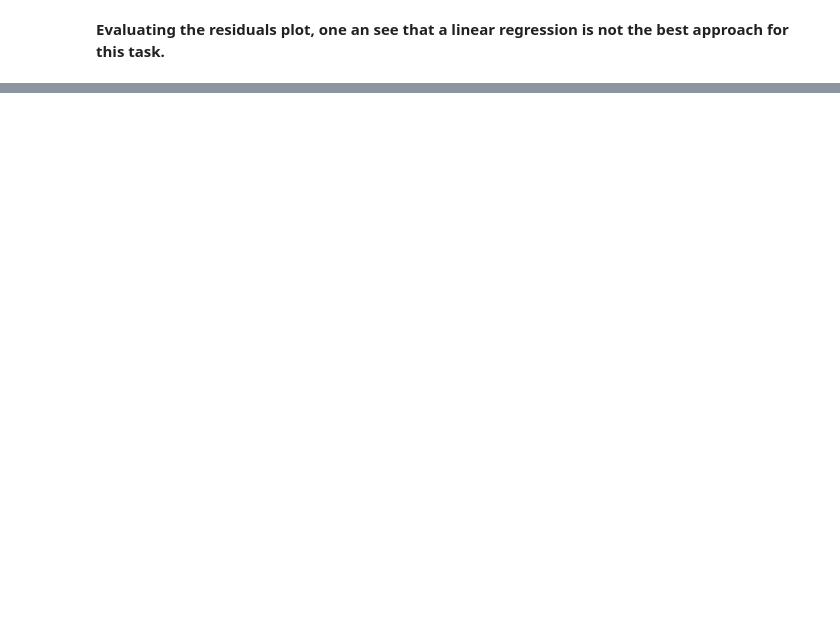
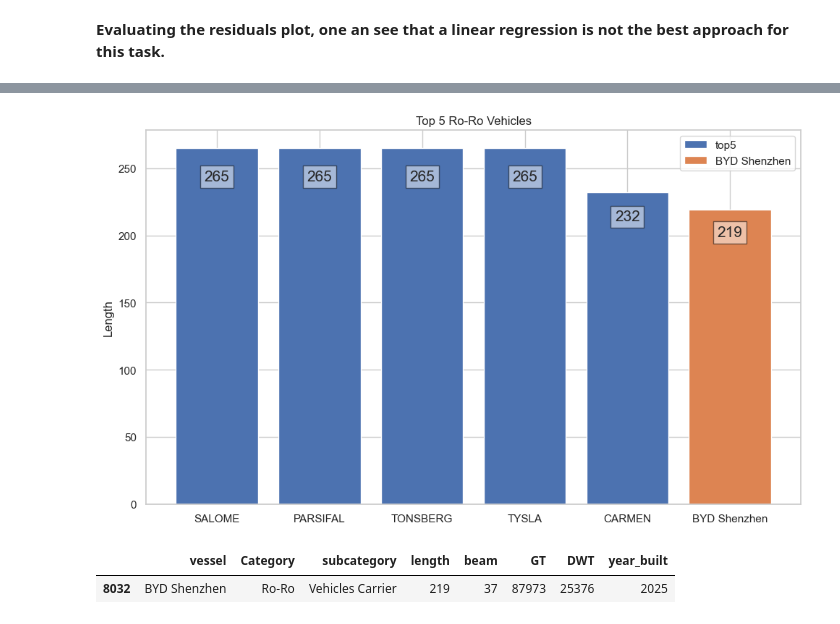
Before and after one commit to RafaPieper/Ships_Data_Analysis, a Jupyter notebook: ships-eda.ipynb, the cells around one changed output, grey strips where cells are left out. Saved outputs shown, nothing was run; the diff lists cells and outputs as text; code cells hidden in the pictures; blank space fills up the shorter version.

```diff
--- a/ships-eda.ipynb
+++ b/ships-eda.ipynb
@@ -539,0 +554,4 @@ plt.show()
+# %%
+roro = ships[ships['Category'] == 'Ro-Ro']
+
+roro.head()
@@ -539,0 +593,7 @@ plt.show()
+# %%
+roro_vehicles = roro[roro['subcategory'] == 'Vehicles Carrier']
+# %%
+top5 = roro_vehicles.sort_values('length', ascending=False).head(5)
+# %%
+top5.loc[len(top5)] = {'vessel': vessel, 'length': length, 'beam': beam, 'GT': GT, 'DWT': DWT, 'year_built': year_built, 'Category': category, 'subcategory': subcategory}
+top5
@@ -539,0 +608,24 @@ plt.show()
+# %%
+plt.figure(figsize=(10, 6))
+
+plt.bar(top5['vessel'][:-1], top5['length'][:-1], label='top5')
+plt.bar(top5['vessel'][-1:], top5['length'][-1:], label='BYD Shenzhen')
+plt.ylabel('Length')
+plt.title('Top 5 Ro-Ro Vehicles')
+
+# anootte lenght
+
+for i, (vessel, length) in enumerate(zip(top5['vessel'], top5['length'])):
+    plt.text(i, length*0.9, str(length), ha='center', va='bottom', fontsize=15,
+             bbox=dict(facecolor='white', edgecolor='black', alpha=0.5))
+
+plt.legend()
+plt.tight_layout()
+plt.show()
+# %% [output]
+[figure, added]
+# %%
+roro[ roro['vessel'] == 'BYD Shenzhen']
+# %% [output]
+|  | vessel | Category | subcategory | length | beam | GT | DWT | year_built |
+| 8032 | BYD Shenzhen | Ro-Ro | Vehicles Carrier | 219 | 37 | 87973 | 25376 | 2025 |
```
Also changed, not shown: parts of 10 cells of this notebook.
